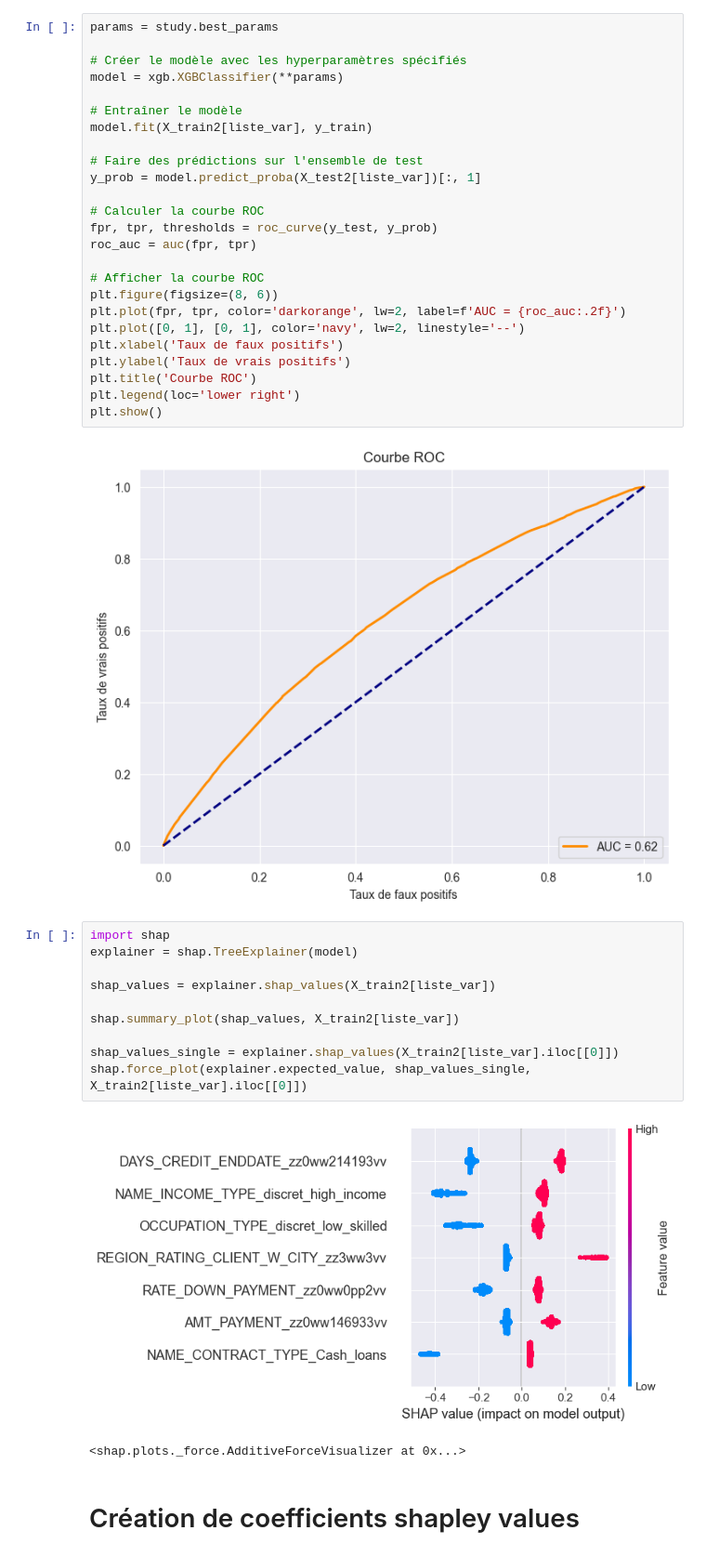
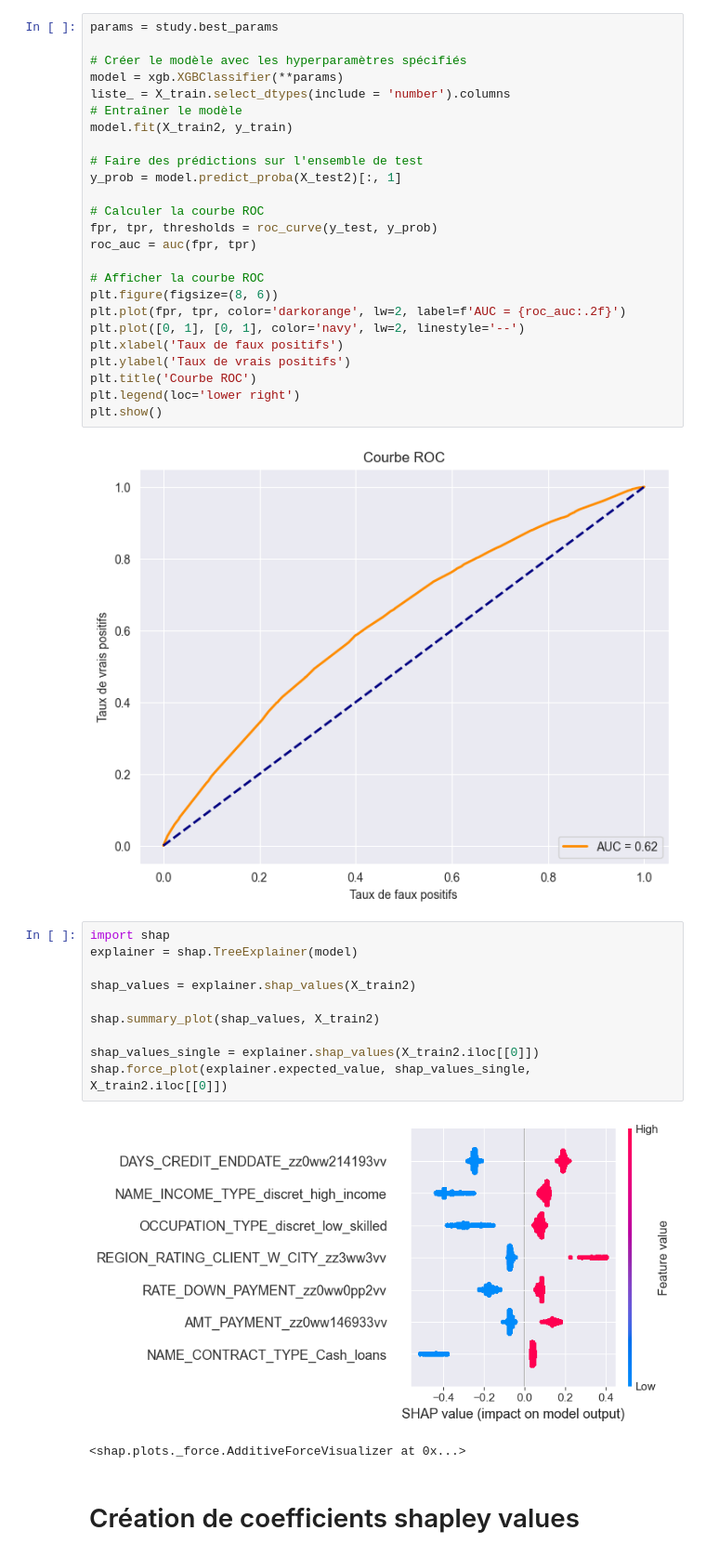
Before and after one commit to SamuelBaheux/Challenge_Nexialog, a Jupyter notebook: Logit_v3.ipynb, the cells around one changed output. Shown at 93% size. Cells and saved outputs as stored; diff of their text form.

Commit message:
shap v2

```diff
--- a/Logit_v3.ipynb
+++ b/Logit_v3.ipynb
@@ -334,12 +333,12 @@ params = study.best_params
 
 # Créer le modèle avec les hyperparamètres spécifiés
 model = xgb.XGBClassifier(**params)
-
+liste_ = X_train.select_dtypes(include = 'number').columns
 # Entraîner le modèle
-model.fit(X_train2[liste_var], y_train)
+model.fit(X_train2, y_train)
 
 # Faire des prédictions sur l'ensemble de test
-y_prob = model.predict_proba(X_test2[liste_var])[:, 1]
+y_prob = model.predict_proba(X_test2)[:, 1]
 
 # Calculer la courbe ROC
 fpr, tpr, thresholds = roc_curve(y_test, y_prob)
@@ -359,15 +358,15 @@ plt.show()
 # %%
 import shap
 explainer = shap.TreeExplainer(model)
 
-shap_values = explainer.shap_values(X_train2[liste_var])
+shap_values = explainer.shap_values(X_train2)
 
-shap.summary_plot(shap_values, X_train2[liste_var])
+shap.summary_plot(shap_values, X_train2)
 
-shap_values_single = explainer.shap_values(X_train2[liste_var].iloc[[0]])
-shap.force_plot(explainer.expected_value, shap_values_single, X_train2[liste_var].iloc[[0]])
+shap_values_single = explainer.shap_values(X_train2.iloc[[0]])
+shap.force_plot(explainer.expected_value, shap_values_single, X_train2.iloc[[0]])
 # %% [output]
-[figure, old version]
+[figure, new version]
 <shap.plots._force.AdditiveForceVisualizer at 0x...>
 # %% [markdown]
 # Création de coefficients shapley values
```
Also changed, not shown: parts of 6 cells of this notebook.
